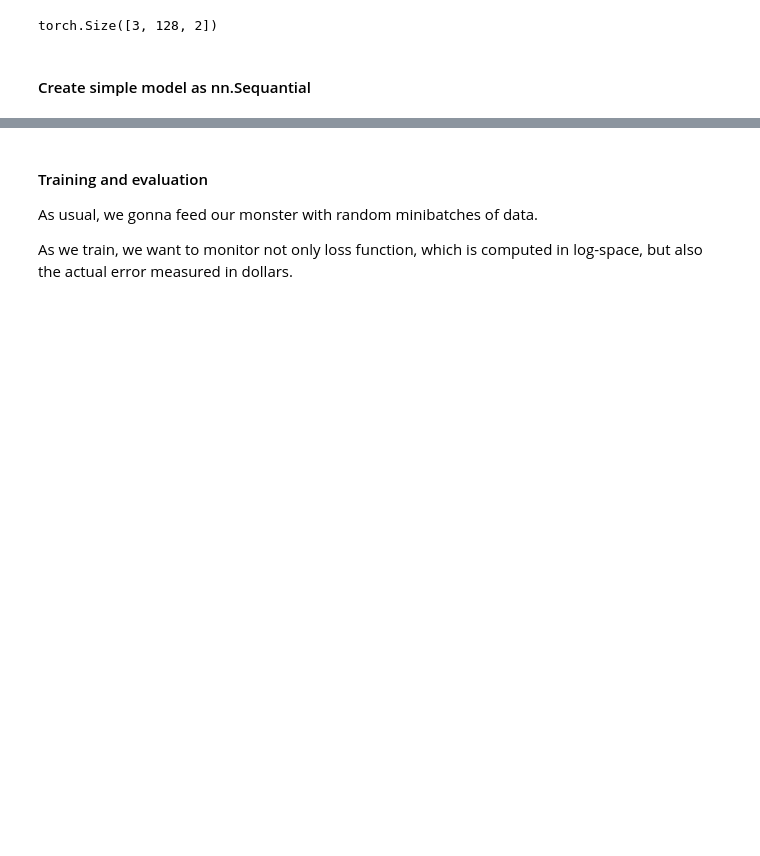
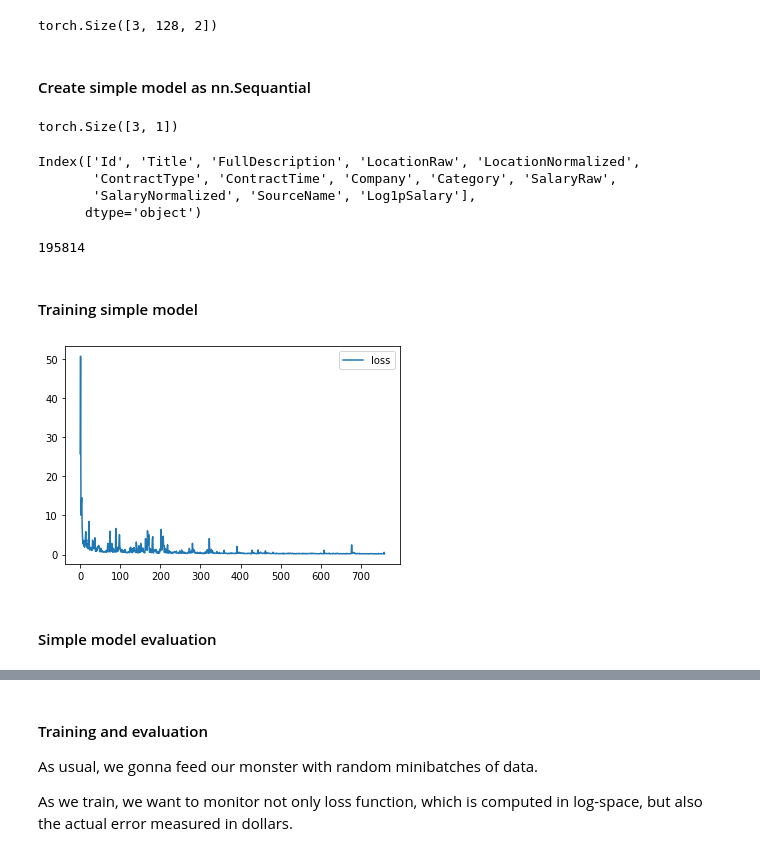
Before and after one commit to roman-baldaev/nlp_course, a Jupyter notebook: week02_classification/seminar.ipynb, the cells around one changed output, grey strips where cells are left out. Cells and saved outputs as stored; diff of their text form; code cells hidden in the pictures; blank space fills up the shorter version.

```diff
--- a/week02_classification/seminar.ipynb
+++ b/week02_classification/seminar.ipynb
@@ -358,3 +362,5 @@ torch.Size([3, 3768])
+# %%
+target = batch_example[TARGET_COLUMN]
 # %% [markdown]
 #### Architecture
 
@@ -443,7 +449,7 @@ N_MAXIMUS = 2
 
 simple_model = nn.Sequential()
 simple_model.add_module('emb', nn.Embedding(
-    num_embedding=N_TOKENS,
+    num_embeddings=N_TOKENS,
     embedding_dim=HID_SIZE))
 simple_model.add_module('reorder', Reorder())
 simple_model.add_module('conv1', nn.Conv1d(
@@ -460,3 +466,5 @@ simple_model.add_module('conv2', nn.Conv1d(
 simple_model.add_module('relu2', nn.ReLU())
 simple_model.add_module('bn1', nn.BatchNorm1d(HID_SIZE*2))
 simple_model.add_module('adaptive_pool', nn.AdaptiveMaxPool1d(N_MAXIMUS))
+simple_model.add_module('flatten', nn.Flatten())
+simple_model.add_module('linear_out', nn.Linear(HID_SIZE * 2 * N_MAXIMUS, 1))
@@ -462,0 +473,53 @@ simple_model.add_module('adaptive_pool', nn.AdaptiveMaxPool1d(N_MAXIMUS))
+# %%
+b.shape
+# %% [output]
+torch.Size([3, 1])
+# %%
+data_train.columns
+# %% [output]
+Index(['Id', 'Title', 'FullDescription', 'LocationRaw', 'LocationNormalized',
+       'ContractType', 'ContractTime', 'Company', 'Category', 'SalaryRaw',
+       'SalaryNormalized', 'SourceName', 'Log1pSalary'],
+      dtype='object')
+# %%
+len(data_train)
+# %% [output]
+195814
+# %% [markdown]
+#### Training simple model
+# %%
+from IPython.display import clear_output
+from random import sample
+
+N_EPOCHS = 1
+device = torch.device('cuda:0') if torch.cuda.is_available() else torch.device('cpu')
+
+model = simple_model
+model.to(device)
+opt = torch.optim.Adam(model.parameters())
+loss_func = nn.MSELoss()
+
+history = []
+for rpoch_num in range(N_EPOCHS):
+    for idx, batch in enumerate(iterate_minibatches(data_train, device=device)):
+        _batch = batch['FullDescription'].to(device)
+        target = batch[TARGET_COLUMN].to(device)
+
+        predictions = model(_batch)
+        predictions = predictions.view(predictions.size(0))
+
+        loss = loss_func(target, predictions)
+        loss.backward()
+        opt.step()
+        opt.zero_grad()
+
+        history.append(loss.item())
+        if (idx+1)%10 == 0:
+            clear_output(True)
+            plt.plot(history, label='loss')
+            plt.legend()
+            plt.show()
+# %% [output]
+[figure, added]
+# %% [markdown]
+#### Simple model evaluation
```
Also changed, not shown: parts of 14 cells of this notebook, 1 other file.
